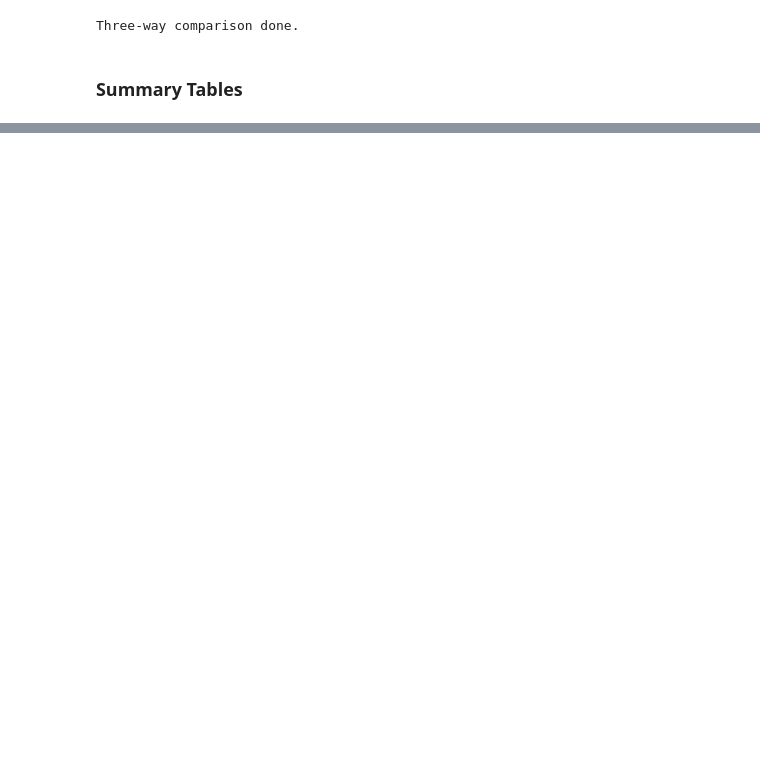
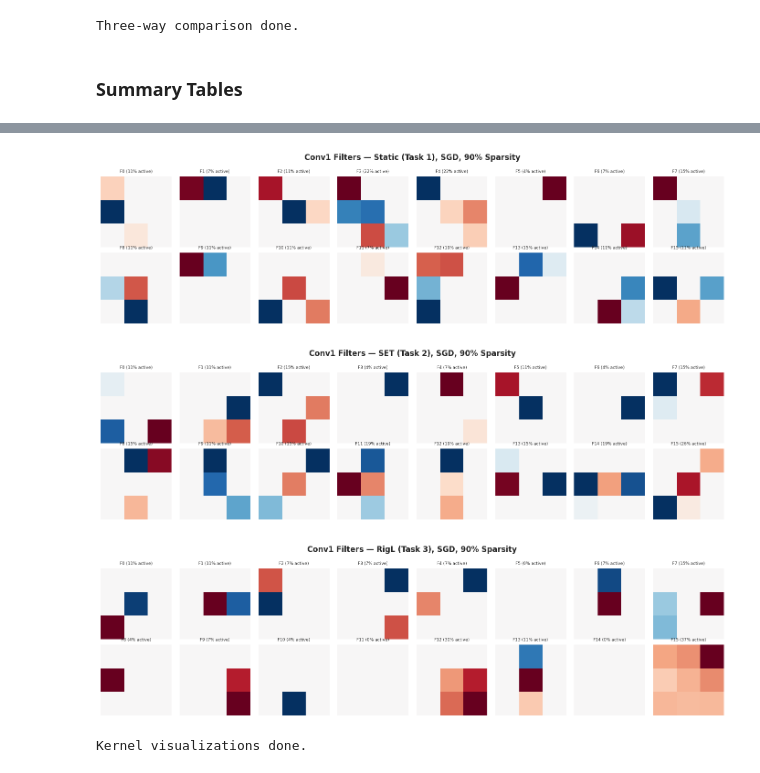
Before and after one commit to ammylin/ECE685D_Final_Project, a Jupyter notebook: 01_task_3.ipynb, the cells around one changed output, grey strips where cells are left out. Cells and saved outputs as stored; diff of their text form; code cells hidden in the pictures; blank space fills up the shorter version.

Commit message:
Add experiments & update results

```diff
--- a/01_task_3.ipynb
+++ b/01_task_3.ipynb
@@ -852,0 +986,48 @@ Analysis pipeline complete.
+# %%
+def plot_conv1_kernels(model_state, masks, title):
+    """Display all 16 stem conv filters as a 2x8 grid.
+    Each patch is the filter averaged over input (RGB) channels, so red/blue = positive/negative
+    weights and white = zero (pruned)."""
+    w = model_state["conv1.weight"].cpu()  # [16, 3, 3, 3]
+    mask = masks.get("conv1.weight")
+    if mask is not None:
+        w = w * mask.cpu()
+
+    fig, axes = plt.subplots(2, 8, figsize=(14, 4))
+    fig.suptitle(title, fontsize=12, weight="bold")
+
+    for i, ax in enumerate(axes.flat):
+        kernel = w[i].mean(0).numpy()  # average over RGB → [3, 3]
+        vmax = max(float(abs(kernel).max()), 1e-6)
+        ax.imshow(kernel, cmap="RdBu_r", vmin=-vmax, vmax=vmax)
+        active_pct = 100.0 * (w[i].abs() > 1e-8).float().mean().item()
+        ax.set_title(f"F{i} ({active_pct:.0f}% active)", fontsize=6.5)
+        ax.axis("off")
+
+    plt.tight_layout()
+
+
+for method_label, rdict in [
+    ("Static (Task 1)", results_task_1),
+    ("SET (Task 2)", results_task_2),
+    ("RigL (Task 3)", results_task_3),
+]:
+    res = rdict.get("sgd", {}).get(0.90)
+    if res is None:
+        continue
+    plot_conv1_kernels(
+        res["model_state"],
+        res["masks"],
+        f"Conv1 Filters — {method_label}, SGD, 90% Sparsity",
+    )
+    fname = f"task_3_kernels_{method_label.split()[0].lower()}_sgd_90.png"
+    plt.savefig(os.path.join(img_dir, fname), dpi=300, bbox_inches="tight")
+    plt.show()
+
+gc.collect()
+print("Kernel visualizations done.")
+# %% [output]
+[figure, added]
+[figure, added]
+[figure, added]
+Kernel visualizations done.
```
Also changed, not shown: parts of 15 cells of this notebook, 20 other files.
